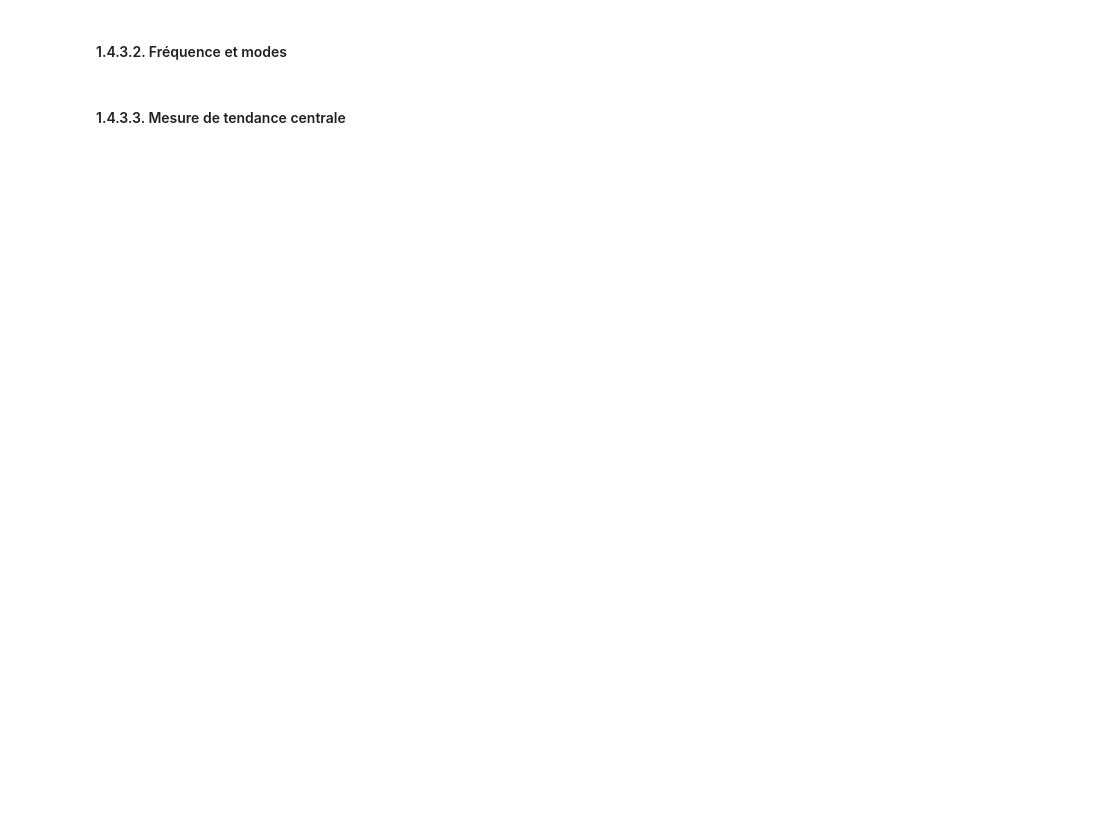
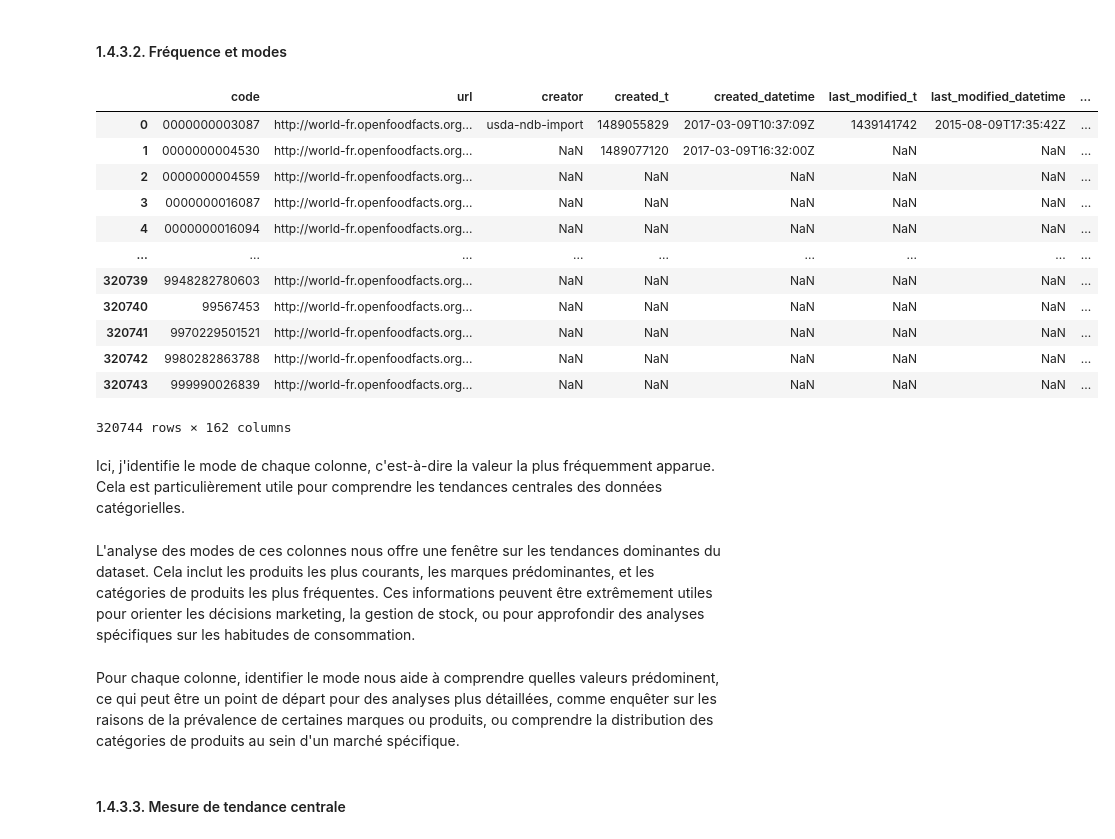
Before and after one commit to CYBA7K2M-DATAPROJ/prepare_data_for_public_health_agency, a Jupyter notebook: Fusilier_Antoine_1_notebook_112023.ipynb, the cells around one changed output. Drawn from its saved outputs; the diff is of its cells as text; code cells hidden in the pictures; blank space fills up the shorter version.

Commit message:
Upgrades... adding multiple dataframes

```diff
--- a/Fusilier_Antoine_1_notebook_112023.ipynb
+++ b/Fusilier_Antoine_1_notebook_112023.ipynb
@@ -44,3 +68,4 @@ ___Attention le chargement des données est couteuse en ressources, assurez-vous
 # %%
-df = pd.read_csv('./drive/MyDrive/test_notebook/resources/fr.openfoodfacts.org.products.csv', sep='\t', error_bad_lines=False, warn_bad_lines=True, engine='python')
+dfs = {}
+dfs['load_data_130'] = pd.read_csv('df_temp.csv', sep='\t', error_bad_lines=False, warn_bad_lines=True, engine='python')
 # %% [output]
@@ -92,2 +200,24 @@ df.mode()
+# %%
+dfs['load_data_130'].mode()
+# %% [output]
+|  | code | url | creator | created_t | created_datetime | last_modified_t | last_modified_datetime | ... |
+| 0 | 0000000003087 | http://world-fr.openfoodfacts.org... | usda-ndb-import | 1489055829 | 2017-03-09T10:37:09Z | 1439141742 | 2015-08-09T17:35:42Z | ... |
+| 1 | 0000000004530 | http://world-fr.openfoodfacts.org... | NaN | 1489077120 | 2017-03-09T16:32:00Z | NaN | NaN | ... |
+| 2 | 0000000004559 | http://world-fr.openfoodfacts.org... | NaN | NaN | NaN | NaN | NaN | ... |
+| 3 | 0000000016087 | http://world-fr.openfoodfacts.org... | NaN | NaN | NaN | NaN | NaN | ... |
+| 4 | 0000000016094 | http://world-fr.openfoodfacts.org... | NaN | NaN | NaN | NaN | NaN | ... |
+| ... | ... | ... | ... | ... | ... | ... | ... | ... |
+| 320739 | 9948282780603 | http://world-fr.openfoodfacts.org... | NaN | NaN | NaN | NaN | NaN | ... |
+| 320740 | 99567453 | http://world-fr.openfoodfacts.org... | NaN | NaN | NaN | NaN | NaN | ... |
+| 320741 | 9970229501521 | http://world-fr.openfoodfacts.org... | NaN | NaN | NaN | NaN | NaN | ... |
+| 320742 | 9980282863788 | http://world-fr.openfoodfacts.org... | NaN | NaN | NaN | NaN | NaN | ... |
+| 320743 | 999990026839 | http://world-fr.openfoodfacts.org... | NaN | NaN | NaN | NaN | NaN | ... |
+320744 rows × 162 columns
+# %% [markdown]
+Ici, j'identifie le mode de chaque colonne, c'est-à-dire la valeur la plus fréquemment apparue. Cela est particulièrement utile pour comprendre les tendances centrales des données catégorielles.
+# %% [markdown]
+L'analyse des modes de ces colonnes nous offre une fenêtre sur les tendances dominantes du dataset. Cela inclut les produits les plus courants, les marques prédominantes, et les catégories de produits les plus fréquentes. Ces informations peuvent être extrêmement utiles pour orienter les décisions marketing, la gestion de stock, ou pour approfondir des analyses spécifiques sur les habitudes de consommation.
+# %% [markdown]
+Pour chaque colonne, identifier le mode nous aide à comprendre quelles valeurs prédominent, ce qui peut être un point de départ pour des analyses plus détaillées, comme enquêter sur les raisons de la prévalence de certaines marques ou produits, ou comprendre la distribution des catégories de produits au sein d'un marché spécifique.
 # %% [markdown]
 #### 1.4.3.3. Mesure de tendance centrale
```
Also changed, not shown: parts of 109 cells of this notebook.
